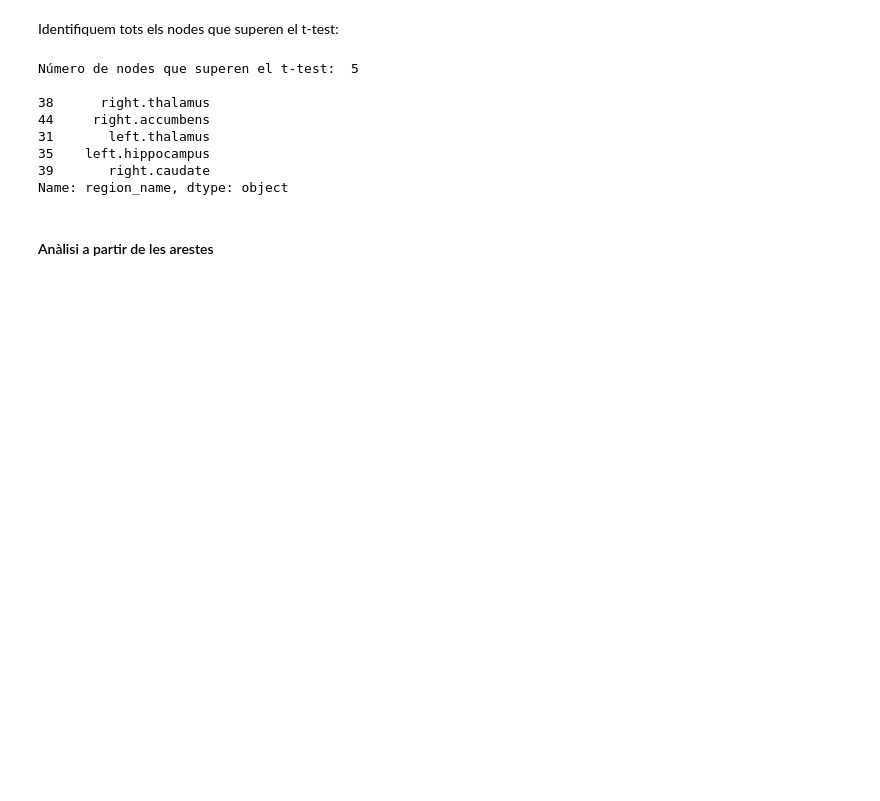
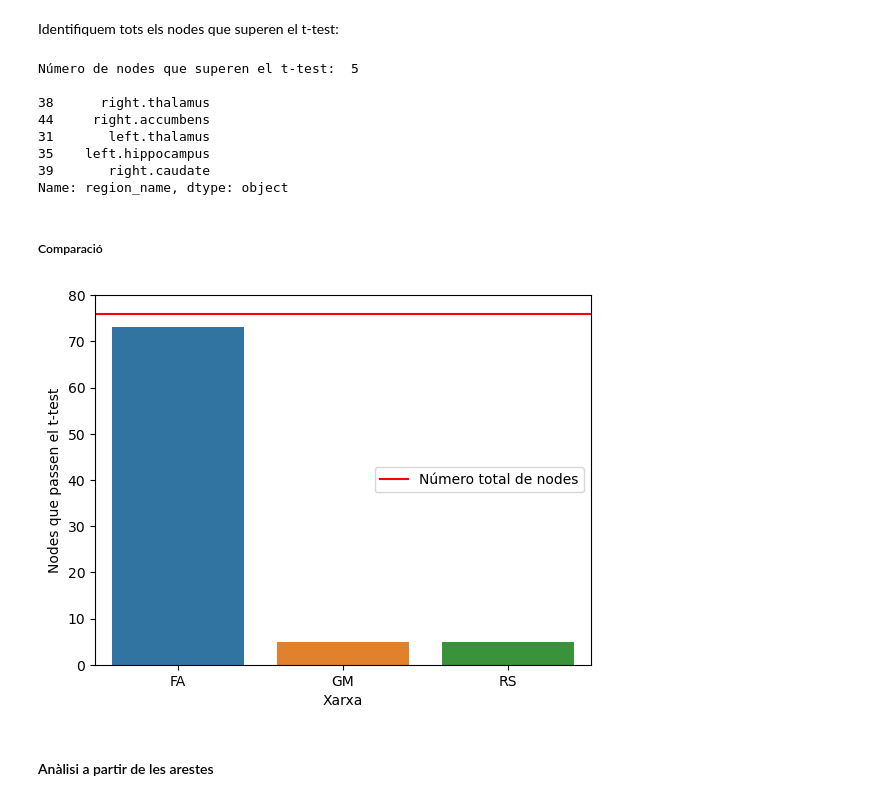
Before and after one commit to martibruix/Codi_TFG, a Jupyter notebook: analisi.ipynb, the cells around one changed output. Drawn from its saved outputs; the diff is of its cells as text; code cells hidden in the pictures; blank space fills up the shorter version.

```diff
--- a/analisi.ipynb
+++ b/analisi.ipynb
@@ -510,6 +511,24 @@ Número de nodes que superen el t-test:  5
 35    left.hippocampus
 39       right.caudate
 Name: region_name, dtype: object
+# %% [markdown]
+##### Comparació
+# %%
+dim1 = fa_nodes_t_test.shape[0]
+dim2 = gm_nodes_t_test.shape[0]
+dim3 = rs_nodes_t_test.shape[0]
+
+df = pd.DataFrame({'NumNodesTtest': [dim1, dim2, dim3], 'Xarxa': ['FA', 'GM', 'RS']})
+
+ax = sns.barplot(x='Xarxa', y='NumNodesTtest', data=df)
+plt.axhline(NUM_NODES, color='red', linestyle='-', label='Número total de nodes')
+ax.set_ylim(0, 80)
+plt.xlabel('Xarxa')
+plt.ylabel('Nodes que passen el t-test')
+plt.legend()
+plt.show()
+# %% [output]
+[figure, added]
 # %% [markdown]
 #### Anàlisi a partir de les arestes
 # %% [markdown]
```
Also changed, not shown: parts of 8 cells of this notebook.
